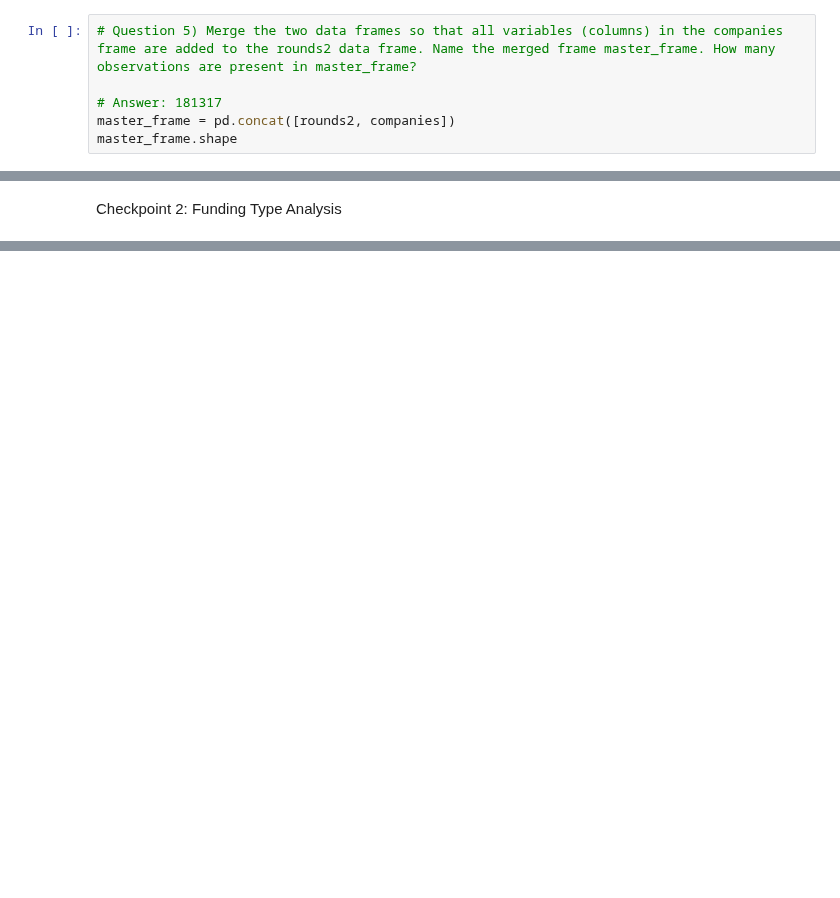
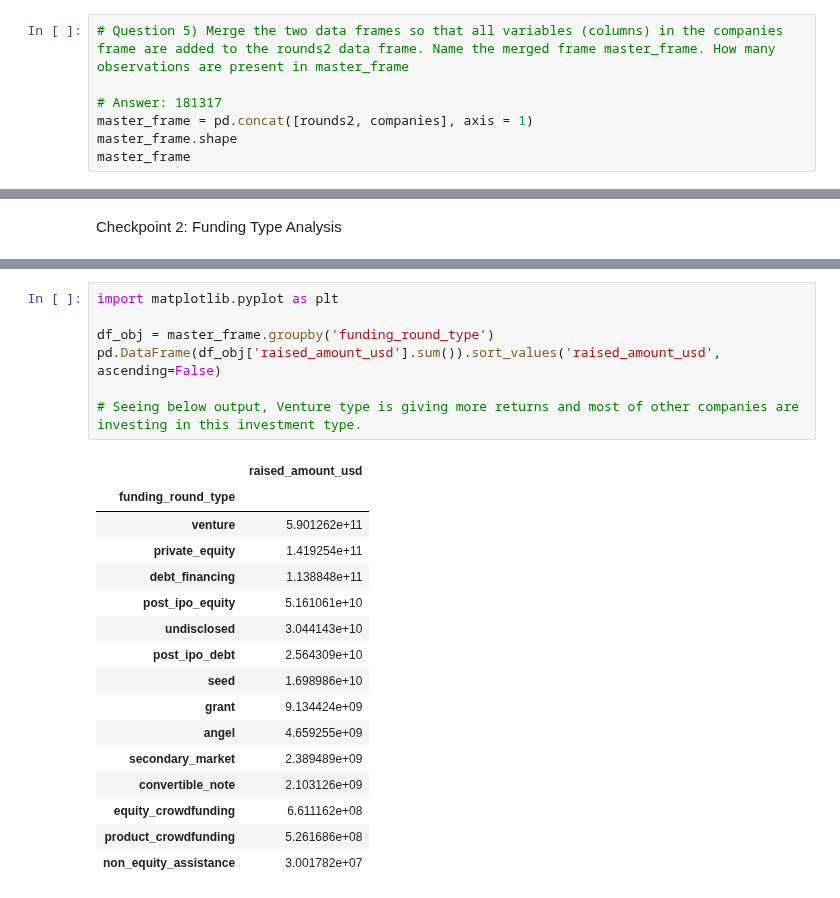
Before and after one commit to santoshkumarvagga/Data-Science, a Jupyter notebook: Untitled-1.ipynb, the cells around one changed output, grey strips where cells are left out. Drawn from its saved outputs; the diff is of its cells as text; blank space fills up the shorter version.

```diff
--- a/Untitled-1.ipynb
+++ b/Untitled-1.ipynb
@@ -58,9 +58,10 @@ len(companies["permalink"].unique().tolist())
 
 # Answer: Y
 # %%
-# Question 5) Merge the two data frames so that all variables (columns) in the companies frame are added to the rounds2 data frame. Name the merged frame master_frame. How many observations are present in master_frame?
+# Question 5) Merge the two data frames so that all variables (columns) in the companies frame are added to the rounds2 data frame. Name the merged frame master_frame. How many observations are present in master_frame
 
 # Answer: 181317
-master_frame = pd.concat([rounds2, companies])
+master_frame = pd.concat([rounds2, companies], axis = 1)
 master_frame.shape
+master_frame
 # %% [output]
@@ -94,0 +103,24 @@ TypeError: can only concatenate str (not "float") to str
+# %%
+import matplotlib.pyplot as plt
+
+df_obj = master_frame.groupby('funding_round_type')
+pd.DataFrame(df_obj['raised_amount_usd'].sum()).sort_values('raised_amount_usd', ascending=False)
+
+# Seeing below output, Venture type is giving more returns and most of other companies are investing in this investment type.
+# %% [output]
+|  | raised_amount_usd |
+| funding_round_type |  |
+| venture | 5.901262e+11 |
+| private_equity | 1.419254e+11 |
+| debt_financing | 1.138848e+11 |
+| post_ipo_equity | 5.161061e+10 |
+| undisclosed | 3.044143e+10 |
+| post_ipo_debt | 2.564309e+10 |
+| seed | 1.698986e+10 |
+| grant | 9.134424e+09 |
+| angel | 4.659255e+09 |
+| secondary_market | 2.389489e+09 |
+| convertible_note | 2.103126e+09 |
+| equity_crowdfunding | 6.611162e+08 |
+| product_crowdfunding | 5.261686e+08 |
+| non_equity_assistance | 3.001782e+07 |
```
Also changed, not shown: parts of 10 cells of this notebook, 27 other files.
